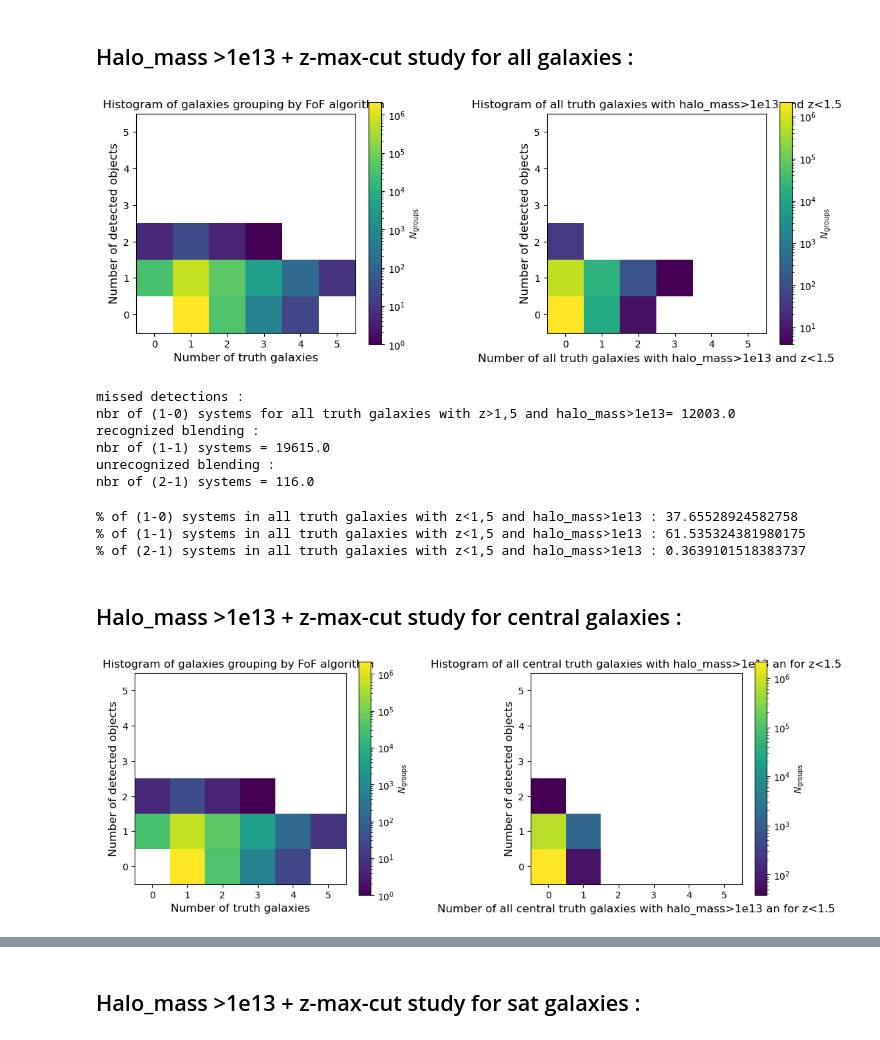
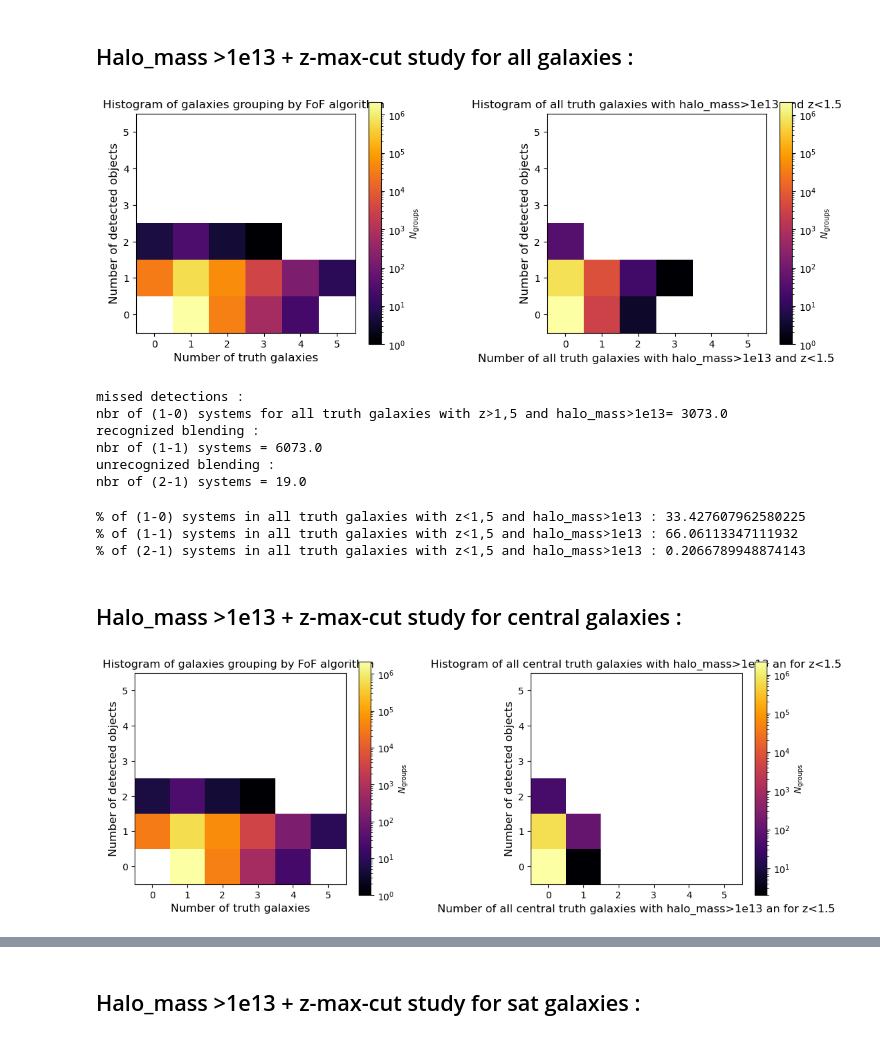
Before and after one commit to GabrielFrugier/stage_LSST, a Jupyter notebook: 1-0_systems.ipynb, the cells around one changed output, grey strips where cells are left out. Saved outputs shown, nothing was run; the diff lists cells and outputs as text; code cells hidden in the pictures.

```diff
--- a/1-0_systems.ipynb
+++ b/1-0_systems.ipynb
@@ -132,7 +132,7 @@ truth_data_halo_mass= truth_data['halo_mass'][ind_galax]
 
 truth_data_z= truth_data['redshift'][ind_galax]
 # %%
-halo_mass_cut_13=1e13
+halo_mass_cut_13=5*1e13
 
 z_max_cut= 1.5
 # %% [markdown]
@@ -143,29 +143,29 @@ n_truth_2cut_all = np.bincount(results[truth_mask][np.where((truth_data_z<z_max_
 # %%
 plt.figure(figsize=(11,10))
 plt.subplots_adjust(left=0.1, right=1, wspace=0.5)
 
 plt1=plt.subplot(221)
-hist2d1=plt.hist2d(n_truth, n_object, bins=np.arange(max(np.max(n_object), np.max(n_truth))+2)-0.5, norm=mpl.colors.LogNorm())
+hist2d1=plt.hist2d(n_truth, n_object, bins=np.arange(max(np.max(n_object), np.max(n_truth))+2)-0.5, norm=mpl.colors.LogNorm(), cmap='inferno')
 plt.xlabel('Number of truth galaxies', fontsize=12)
 plt.ylabel('Number of detected objects', fontsize=12)
 plt.colorbar(label=r'$N_{\rm groups}$')
 plt.gca().set_aspect('equal')
 plt.title('Histogram of galaxies grouping by FoF algorithm ')
 
 plt2=plt.subplot(222)
 hist2d2_2cut_all=plt.hist2d(n_truth_2cut_all, n_object,
                     bins=np.arange(max(np.max(n_object),
                     np.max(n_truth))+2)-0.5,
-                    norm=mpl.colors.LogNorm())
+                    norm=mpl.colors.LogNorm(), cmap='inferno')
 plt.xlabel('Number of all truth galaxies with halo_mass>1e13 and z<1.5', fontsize=12)
 plt.ylabel('Number of detected objects', fontsize=12)
 plt.colorbar(label=r'$N_{\rm groups}$')
 plt.gca().set_aspect('equal')
 plt.title('Histogram of all truth galaxies with halo_mass>1e13 and z<1.5')
 
 plt.show()
 # %% [output]
-[figure, old version]
+[figure, new version]
 # %%
 print("missed detections :")
 
@@ -180,11 +180,11 @@ print("unrecognized blending :")
 print("nbr of (2-1) systems =", hist2d2_2cut_all[0][2,1])
 # %% [output]
 missed detections :
-nbr of (1-0) systems for all truth galaxies with z>1,5 and halo_mass>1e13= 12003.0
+nbr of (1-0) systems for all truth galaxies with z>1,5 and halo_mass>1e13= 3073.0
 recognized blending :
-nbr of (1-1) systems = 19615.0
+nbr of (1-1) systems = 6073.0
 unrecognized blending :
-nbr of (2-1) systems = 116.0
+nbr of (2-1) systems = 19.0
 # %%
 print("% of (1-0) systems in all truth galaxies with z<1,5 and halo_mass>1e13 :",
      (hist2d2_2cut_all[0][1,0]/len(results[truth_mask][np.where((truth_data_z<z_max_cut) & (truth_data_halo_mass>halo_mass_cut_13))[0]]))*100)
@@ -195,9 +195,9 @@ print("% of (1-1) systems in all truth galaxies with z<1,5 and halo_mass>1e13 :"
 print("% of (2-1) systems in all truth galaxies with z<1,5 and halo_mass>1e13 :",
      (hist2d2_2cut_all[0][2,1]/len(results[truth_mask][np.where((truth_data_z<z_max_cut) & (truth_data_halo_mass>halo_mass_cut_13))[0]]))*100)
 # %% [output]
-% of (1-0) systems in all truth galaxies with z<1,5 and halo_mass>1e13 : 37.65528924582758
-% of (1-1) systems in all truth galaxies with z<1,5 and halo_mass>1e13 : 61.535324381980175
-% of (2-1) systems in all truth galaxies with z<1,5 and halo_mass>1e13 : 0.3639101518383737
+% of (1-0) systems in all truth galaxies with z<1,5 and halo_mass>1e13 : 33.427607962580225
+% of (1-1) systems in all truth galaxies with z<1,5 and halo_mass>1e13 : 66.06113347111932
+% of (2-1) systems in all truth galaxies with z<1,5 and halo_mass>1e13 : 0.2066789948874143
 # %% [markdown]
 ## Halo_mass >1e13 + z-max-cut study for central galaxies :
 # %%
@@ -208,7 +208,7 @@ plt.figure(figsize=(11,10))
 plt.subplots_adjust(left=0.1, right=1, wspace=0.5)
 
 plt1=plt.subplot(221)
-hist2d1=plt.hist2d(n_truth, n_object, bins=np.arange(max(np.max(n_object), np.max(n_truth))+2)-0.5, norm=mpl.colors.LogNorm())
+hist2d1=plt.hist2d(n_truth, n_object, bins=np.arange(max(np.max(n_object), np.max(n_truth))+2)-0.5, norm=mpl.colors.LogNorm(), cmap='inferno')
 plt.xlabel('Number of truth galaxies', fontsize=12)
 plt.ylabel('Number of detected objects', fontsize=12)
 plt.colorbar(label=r'$N_{\rm groups}$')
@@ -219,7 +219,7 @@ plt2=plt.subplot(222)
 hist2d2_2cut_central=plt.hist2d(n_truth_2cut_central, n_object,
                     bins=np.arange(max(np.max(n_object),
                     np.max(n_truth))+2)-0.5,
-                    norm=mpl.colors.LogNorm())
+                    norm=mpl.colors.LogNorm(), cmap='inferno')
 plt.xlabel('Number of all central truth galaxies with halo_mass>1e13 an for z<1.5', fontsize=12)
 plt.ylabel('Number of detected objects', fontsize=12)
 plt.colorbar(label=r'$N_{\rm groups}$')
@@ -228,7 +228,7 @@ plt.title('Histogram of all central truth galaxies with halo_mass>1e13 an for z<
 
 plt.show()
 # %% [output]
-[figure, old version]
+[figure, new version]
 # %%
 print("missed detections :")
 
```
Also changed, not shown: parts of 32 cells of this notebook, 2 other files.
